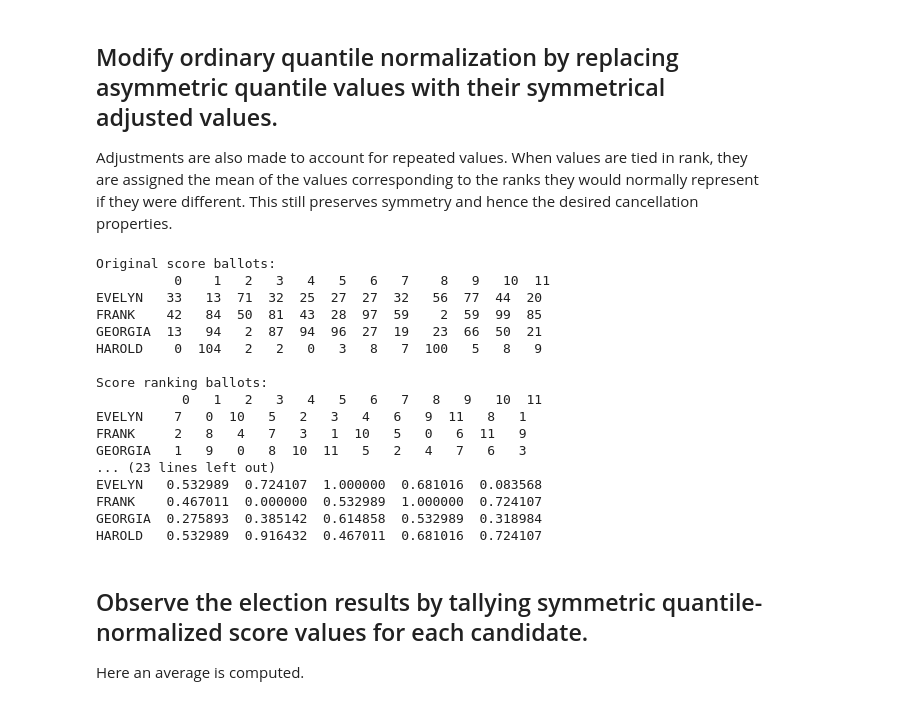
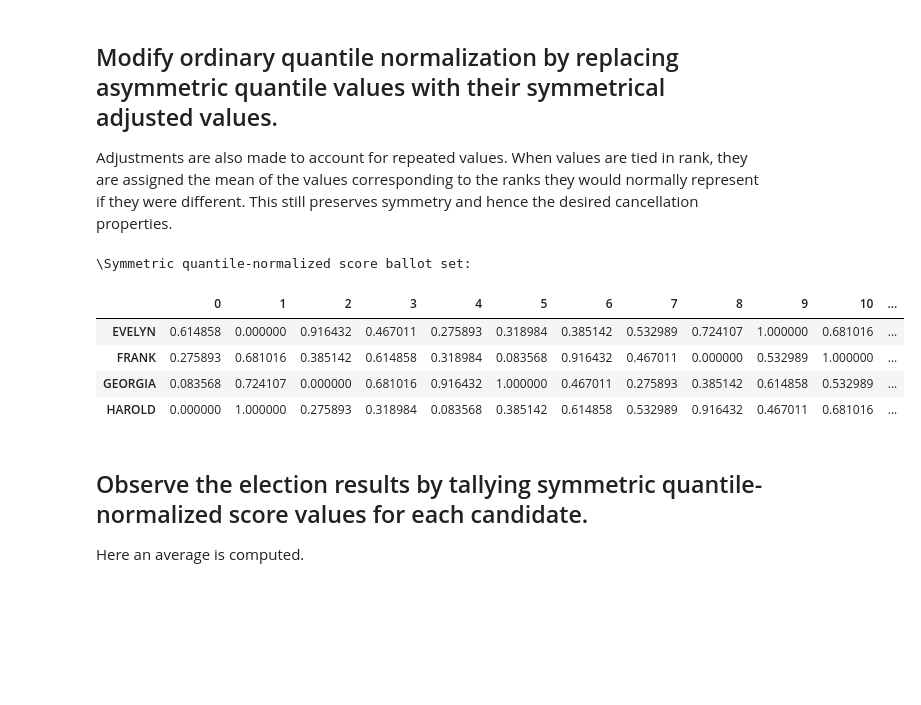
Before and after one commit to cfrankston728/symmetric_quantile-normalized_score, a Jupyter notebook: voting_explorer.ipynb, the cells around one changed output. Saved outputs shown, nothing was run; the diff lists cells and outputs as text; code cells hidden in the pictures; blank space fills up the shorter version.

```diff
--- a/voting_explorer.ipynb
+++ b/voting_explorer.ipynb
@@ -139,55 +139,45 @@ def get_symmetric_scaled_quantile_normalized_score_ballot_df(score_ballot_df, mi
     #print((symmetric_scaled_quantile_normalized_score_values))
     #print('\n')
 
-    print("\nOriginal score ballots:\n", score_ballot_df)
+    #print("\nOriginal score ballots:\n", score_ballot_df)
 
     score_rankings_df = score_ballot_df.rank(axis=1, method='first').astype(int) -1
-    print("\nScore ranking ballots:\n ", score_rankings_df)
+    #print("\nScore ranking ballots:\n ", score_rankings_df)
     #print('\n')
     #print(score_ballot_df)
 
     as_if_unique_normalized_df = score_rankings_df.applymap(lambda x: symmetric_scaled_quantile_normalized_score_values[x])
-    print("\nNormalized as if scores are unique:\n ", as_if_unique_normalized_df)
+    #print("\nNormalized as if scores are unique:\n ", as_if_unique_normalized_df)
 
     corrected_df = as_if_unique_normalized_df.copy()
 
     for index, row in score_ballot_df.iterrows():
         # Get the scores and their corresponding ranks from the original dataframe
         scores_with_ranks = row.rank(method='min').astype(int) -1
         #print("scores with ranks: ", scores_with_ranks.values)
         unique_scores = row.unique()
 
         for score in unique_scores:
             # Find the ranks (indices) associated with this score
             ranks_for_score = scores_with_ranks[row == score].values
             # Calculate the average of the symmetric scaled values for these ranks
             avg_value = as_if_unique_normalized_df.loc[index, ranks_for_score].mean()
             # Assign this average back to the corresponding locations in the corrected dataframe
             corrected_df.loc[index, ranks_for_score] = avg_value
 
     return corrected_df
 
 symmetric_scaled_quantile_normalized_score_ballot_df=get_symmetric_scaled_quantile_normalized_score_ballot_df(score_ballot_df)
-print("\nFinal ballot set: \n", symmetric_scaled_quantile_normalized_score_ballot_df)
+print("Symmetric quantile-normalized score ballot set: \n")
+symmetric_scaled_quantile_normalized_score_ballot_df
 #print(score_ballot_df)
 # %% [output]
-Original score ballots:
-          0    1   2   3   4   5   6   7    8   9   10  11
-EVELYN   33   13  71  32  25  27  27  32   56  77  44  20
-FRANK    42   84  50  81  43  28  97  59    2  59  99  85
-GEORGIA  13   94   2  87  94  96  27  19   23  66  50  21
-HAROLD    0  104   2   2   0   3   8   7  100   5   8   9
-
-Score ranking ballots:
-           0   1   2   3   4   5   6   7   8   9   10  11
-EVELYN    7   0  10   5   2   3   4   6   9  11   8   1
-FRANK     2   8   4   7   3   1  10   5   0   6  11   9
-GEORGIA   1   9   0   8  10  11   5   2   4   7   6   3
-... (23 lines left out)
-EVELYN   0.532989  0.724107  1.000000  0.681016  0.083568
-FRANK    0.467011  0.000000  0.532989  1.000000  0.724107
-GEORGIA  0.275893  0.385142  0.614858  0.532989  0.318984
-HAROLD   0.532989  0.916432  0.467011  0.681016  0.724107
+\Symmetric quantile-normalized score ballot set:
+|  | 0 | 1 | 2 | 3 | 4 | 5 | 6 | 7 | 8 | 9 | 10 | ... |
+| EVELYN | 0.614858 | 0.000000 | 0.916432 | 0.467011 | 0.275893 | 0.318984 | 0.385142 | 0.532989 | 0.724107 | 1.000000 | 0.681016 | ... |
+| FRANK | 0.275893 | 0.681016 | 0.385142 | 0.614858 | 0.318984 | 0.083568 | 0.916432 | 0.467011 | 0.000000 | 0.532989 | 1.000000 | ... |
+| GEORGIA | 0.083568 | 0.724107 | 0.000000 | 0.681016 | 0.916432 | 1.000000 | 0.467011 | 0.275893 | 0.385142 | 0.614858 | 0.532989 | ... |
+| HAROLD | 0.000000 | 1.000000 | 0.275893 | 0.318984 | 0.083568 | 0.385142 | 0.614858 | 0.532989 | 0.916432 | 0.467011 | 0.681016 | ... |
 # %% [markdown]
 ## Observe the election results by tallying symmetric quantile-normalized score values for each candidate.
 
```
